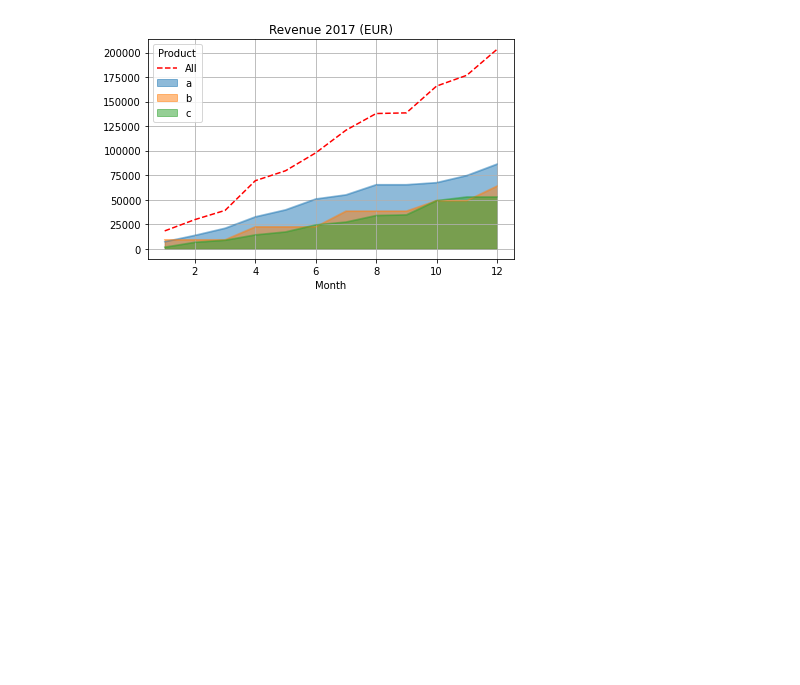
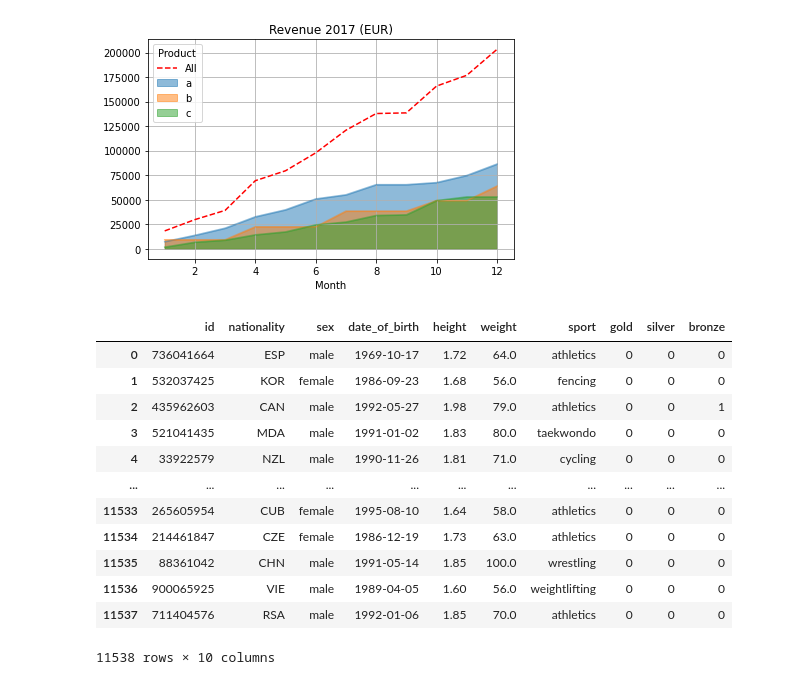
Before and after one commit to yaowenqiang/panda_playbook, a Jupyter notebook: advanced_plot_with_pandas.ipynb, the cells around one changed output. Saved outputs shown, nothing was run; the diff lists cells and outputs as text; code cells hidden in the pictures; blank space fills up the shorter version.

```diff
--- a/advanced_plot_with_pandas.ipynb
+++ b/advanced_plot_with_pandas.ipynb
@@ -265,0 +269,16 @@ fig.tight_layout()
+# %%
+df
+# %% [output]
+|  | id | nationality | sex | date_of_birth | height | weight | sport | gold | silver | bronze |
+| 0 | 736041664 | ESP | male | 1969-10-17 | 1.72 | 64.0 | athletics | 0 | 0 | 0 |
+| 1 | 532037425 | KOR | female | 1986-09-23 | 1.68 | 56.0 | fencing | 0 | 0 | 0 |
+| 2 | 435962603 | CAN | male | 1992-05-27 | 1.98 | 79.0 | athletics | 0 | 0 | 1 |
+| 3 | 521041435 | MDA | male | 1991-01-02 | 1.83 | 80.0 | taekwondo | 0 | 0 | 0 |
+| 4 | 33922579 | NZL | male | 1990-11-26 | 1.81 | 71.0 | cycling | 0 | 0 | 0 |
+| ... | ... | ... | ... | ... | ... | ... | ... | ... | ... | ... |
+| 11533 | 265605954 | CUB | female | 1995-08-10 | 1.64 | 58.0 | athletics | 0 | 0 | 0 |
+| 11534 | 214461847 | CZE | female | 1986-12-19 | 1.73 | 63.0 | athletics | 0 | 0 | 0 |
+| 11535 | 88361042 | CHN | male | 1991-05-14 | 1.85 | 100.0 | wrestling | 0 | 0 | 0 |
+| 11536 | 900065925 | VIE | male | 1989-04-05 | 1.60 | 56.0 | weightlifting | 0 | 0 | 0 |
+| 11537 | 711404576 | RSA | male | 1992-01-06 | 1.85 | 70.0 | athletics | 0 | 0 | 0 |
+11538 rows × 10 columns
```
Also changed, not shown: parts of 4 cells of this notebook.
